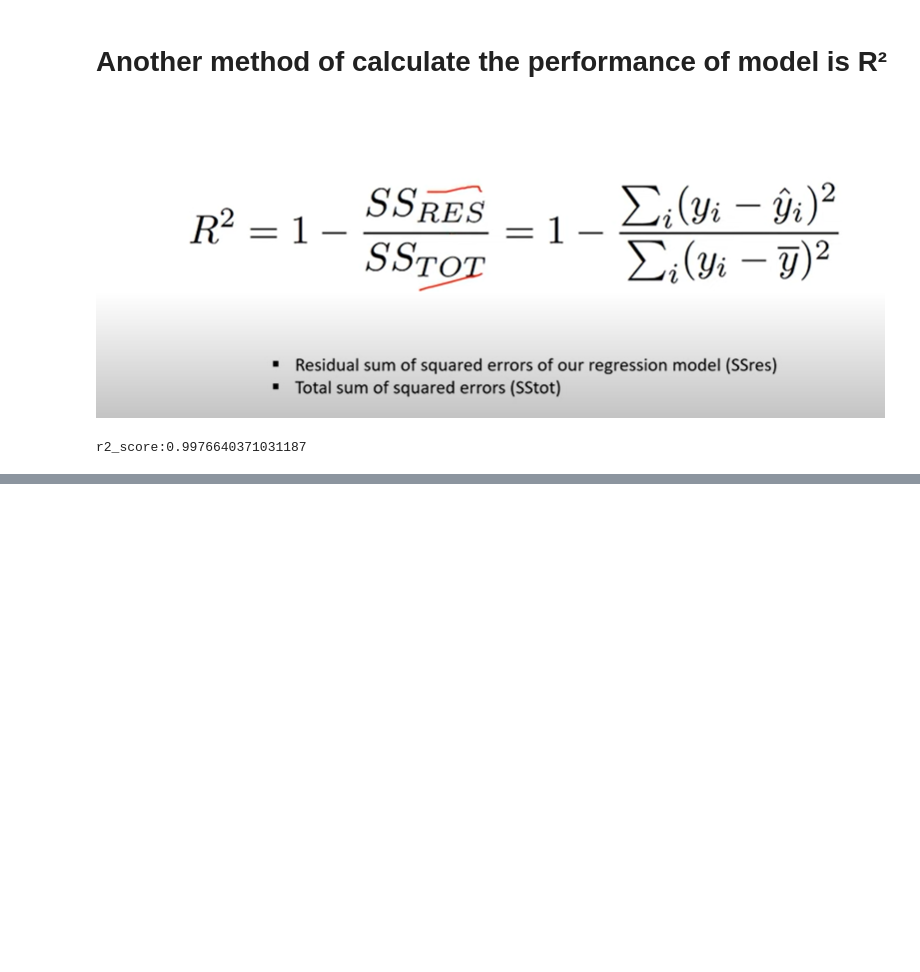
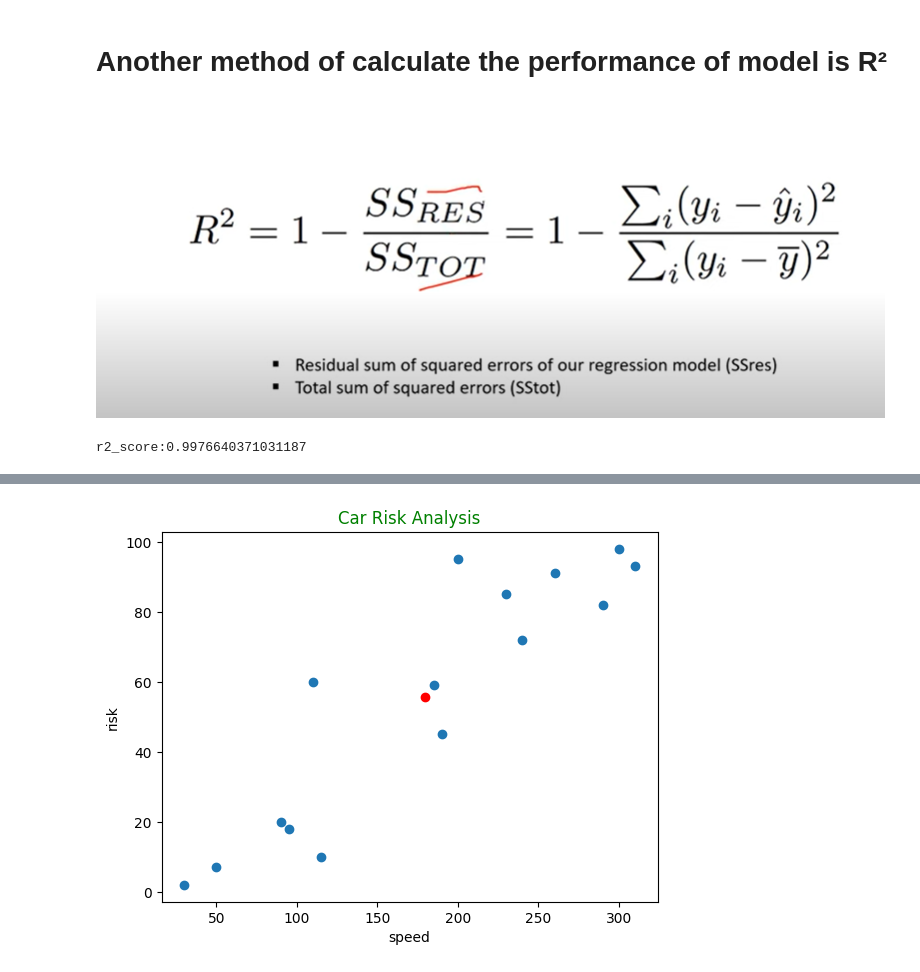
Before and after one commit to shihab-iiuc/Linear-Regression-learning, a Jupyter notebook: Linear_Regression.ipynb, the cells around one changed output, grey strips where cells are left out. Cells and saved outputs as stored; diff of their text form; code cells hidden in the pictures; blank space fills up the shorter version.

```diff
--- a/Linear_Regression.ipynb
+++ b/Linear_Regression.ipynb
@@ -116,0 +117,3 @@ r2_score:0.9976640371031187
+# %%
+ra=pd.read_csv('/content/drive/MyDrive/Colab Notebooks/car driving risk analysis.csv')
+ra
@@ -116,0 +137,9 @@ r2_score:0.9976640371031187
+# %%
+plt.scatter(ra['speed'],ra['risk'])
+plt.scatter(ra['speed'].mean(),ra['risk'].mean(),color='Red')
+plt.xlabel('speed')
+plt.ylabel('risk')
+plt.title('Car Risk Analysis',color='Green')
+plt.show()
+# %% [output]
+[figure, added]
```
Also changed, not shown: parts of 11 cells of this notebook.
